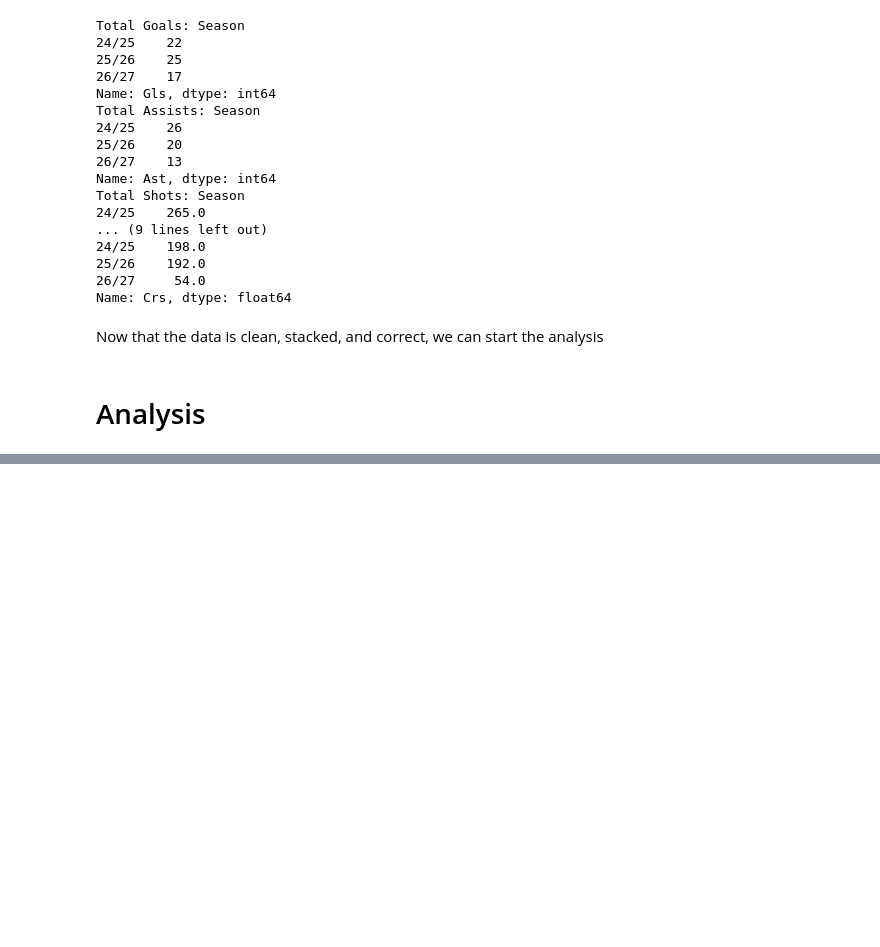
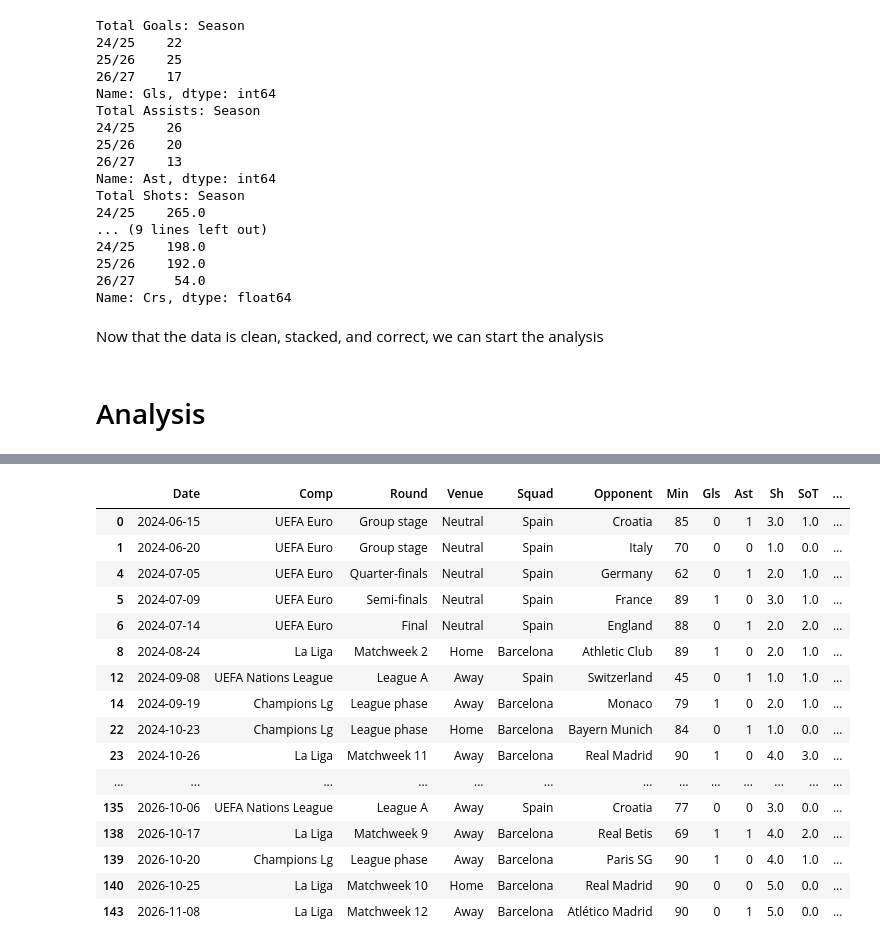
Before and after one commit to polanco04/DataScience, a Jupyter notebook: Practice/new/yamalPerformance/yamalAnalysis.ipynb, the cells around one changed output, grey strips where cells are left out. Cells and saved outputs as stored; diff of their text form; code cells hidden in the pictures; blank space fills up the shorter version.

```diff
--- a/Practice/new/yamalPerformance/yamalAnalysis.ipynb
+++ b/Practice/new/yamalPerformance/yamalAnalysis.ipynb
@@ -474,0 +510,17 @@ It will have two ways to lable the game:
+# %%
+# from the unique teams above, I will make the list
+# naming is consistent all along, so there is no nead to change anything
+bigTeams = {
+    "Argentina", "Croatia", "Switzerland", "Uruguay", "Italy", "France", "England",
+    "Portugal", "Netherlands",
+
+    "Real Madrid", "Atlético Madrid", "Bayern Munich", "Chelsea", "Dortmund", "Inter",
+    "Monaco", "Paris SG", "Real Betis", "Athletic Club"
+}
+
+koStages = {
+    "Quarter-finals", "Semi-finals", "Final"
+}
+
+
+df["Importance"] = np.where(df["Opponent"].isin(bigTeams) | df["Round"].isin(koStages), 'B', 'M')
@@ -474,0 +550,22 @@ It will have two ways to lable the game:
+# %%
+dfB = df[df["Importance"] == 'B']
+dfM =  df[df["Importance"] == 'M']
+dfB
+# %% [output]
+|  | Date | Comp | Round | Venue | Squad | Opponent | Min | Gls | Ast | Sh | SoT | ... |
+| 0 | 2024-06-15 | UEFA Euro | Group stage | Neutral | Spain | Croatia | 85 | 0 | 1 | 3.0 | 1.0 | ... |
+| 1 | 2024-06-20 | UEFA Euro | Group stage | Neutral | Spain | Italy | 70 | 0 | 0 | 1.0 | 0.0 | ... |
+| 4 | 2024-07-05 | UEFA Euro | Quarter-finals | Neutral | Spain | Germany | 62 | 0 | 1 | 2.0 | 1.0 | ... |
+| 5 | 2024-07-09 | UEFA Euro | Semi-finals | Neutral | Spain | France | 89 | 1 | 0 | 3.0 | 1.0 | ... |
+| 6 | 2024-07-14 | UEFA Euro | Final | Neutral | Spain | England | 88 | 0 | 1 | 2.0 | 2.0 | ... |
+| 8 | 2024-08-24 | La Liga | Matchweek 2 | Home | Barcelona | Athletic Club | 89 | 1 | 0 | 2.0 | 1.0 | ... |
+| 12 | 2024-09-08 | UEFA Nations League | League A | Away | Spain | Switzerland | 45 | 0 | 1 | 1.0 | 1.0 | ... |
+| 14 | 2024-09-19 | Champions Lg | League phase | Away | Barcelona | Monaco | 79 | 1 | 0 | 2.0 | 1.0 | ... |
+| 22 | 2024-10-23 | Champions Lg | League phase | Home | Barcelona | Bayern Munich | 84 | 0 | 1 | 1.0 | 0.0 | ... |
+| 23 | 2024-10-26 | La Liga | Matchweek 11 | Away | Barcelona | Real Madrid | 90 | 1 | 0 | 4.0 | 3.0 | ... |
+| ... | ... | ... | ... | ... | ... | ... | ... | ... | ... | ... | ... | ... |
+| 135 | 2026-10-06 | UEFA Nations League | League A | Away | Spain | Croatia | 77 | 0 | 0 | 3.0 | 0.0 | ... |
+| 138 | 2026-10-17 | La Liga | Matchweek 9 | Away | Barcelona | Real Betis | 69 | 1 | 1 | 4.0 | 2.0 | ... |
+| 139 | 2026-10-20 | Champions Lg | League phase | Away | Barcelona | Paris SG | 90 | 1 | 0 | 4.0 | 1.0 | ... |
+| 140 | 2026-10-25 | La Liga | Matchweek 10 | Home | Barcelona | Real Madrid | 90 | 0 | 0 | 5.0 | 0.0 | ... |
+| 143 | 2026-11-08 | La Liga | Matchweek 12 | Away | Barcelona | Atlético Madrid | 90 | 0 | 1 | 5.0 | 0.0 | ... |
```
Also changed, not shown: parts of 17 cells of this notebook.
